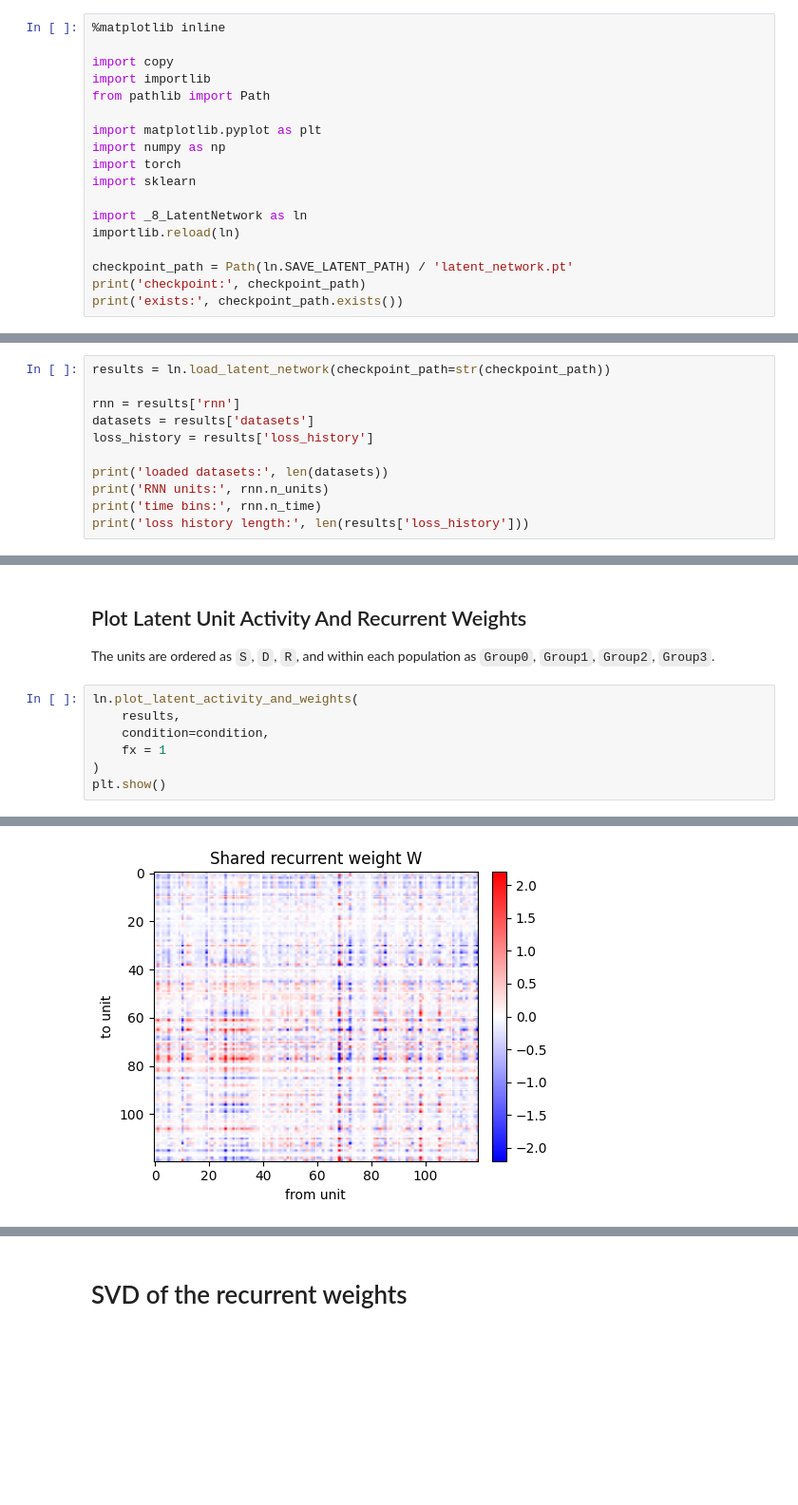
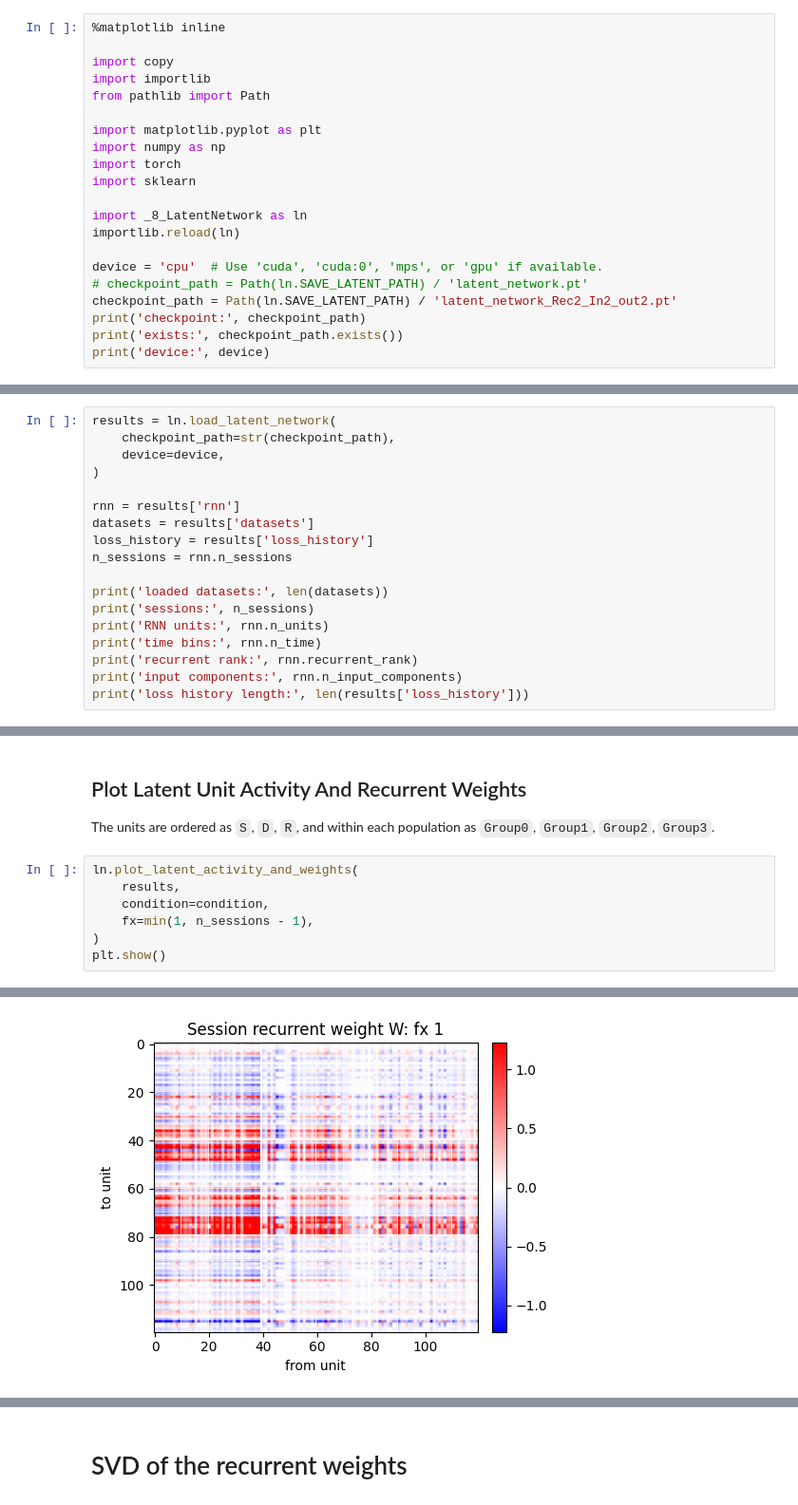
Before and after one commit to chrismkkim/ALMContinualLearning, a Jupyter notebook: _8_LatentNetwork_Notebook.ipynb, the cells around one changed output, grey strips where cells are left out. Shown at 95% size. Saved outputs shown, nothing was run; the diff lists cells and outputs as text; blank space fills up the shorter version.

Commit message:
latent network v2.1 - Ostojic's latent model with session-specific only (9/26/2026)

```diff
--- a/_8_LatentNetwork_Notebook.ipynb
+++ b/_8_LatentNetwork_Notebook.ipynb
@@ -22,7 +22,10 @@ import sklearn
 import _8_LatentNetwork as ln
 importlib.reload(ln)
 
-checkpoint_path = Path(ln.SAVE_LATENT_PATH) / 'latent_network.pt'
+device = 'cpu'  # Use 'cuda', 'cuda:0', 'mps', or 'gpu' if available.
+# checkpoint_path = Path(ln.SAVE_LATENT_PATH) / 'latent_network.pt'
+checkpoint_path = Path(ln.SAVE_LATENT_PATH) / 'latent_network_Rec2_In2_out2.pt'
 print('checkpoint:', checkpoint_path)
 print('exists:', checkpoint_path.exists())
+print('device:', device)
 # %% [output]
@@ -41,15 +37,22 @@ tensor([True, True, True, True, True])
 
 `results` contains the trained RNN, trained session readouts, training metadata, and loss history.
 # %%
-results = ln.load_latent_network(checkpoint_path=str(checkpoint_path))
+results = ln.load_latent_network(
+    checkpoint_path=str(checkpoint_path),
+    device=device,
+)
 
 rnn = results['rnn']
 datasets = results['datasets']
 loss_history = results['loss_history']
+n_sessions = rnn.n_sessions
 
 print('loaded datasets:', len(datasets))
+print('sessions:', n_sessions)
 print('RNN units:', rnn.n_units)
 print('time bins:', rnn.n_time)
+print('recurrent rank:', rnn.recurrent_rank)
+print('input components:', rnn.n_input_components)
 print('loss history length:', len(results['loss_history']))
 # %% [output]
 loaded datasets: 5
@@ -101,7 +189,7 @@ The units are ordered as `S`, `D`, `R`, and within each population as `Group0`,
 ln.plot_latent_activity_and_weights(
     results,
     condition=condition,
-    fx = 1
+    fx=min(1, n_sessions - 1),
 )
 plt.show()
 # %% [output]
@@ -109,2 +197,2 @@ plt.show()
-[figure, old version]
+[figure, new version]
 # %%
```
Also changed, not shown: parts of 20 cells of this notebook, 1 other file.
